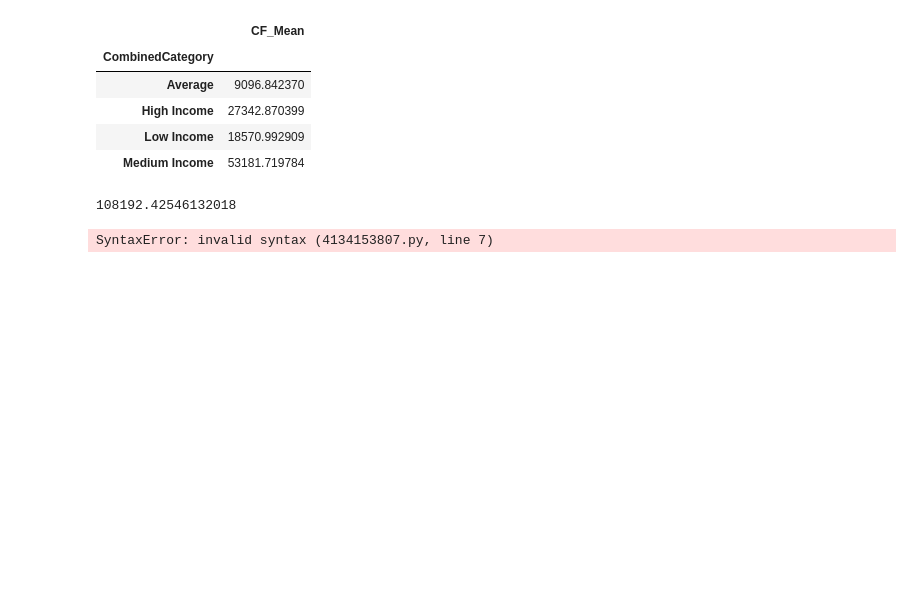
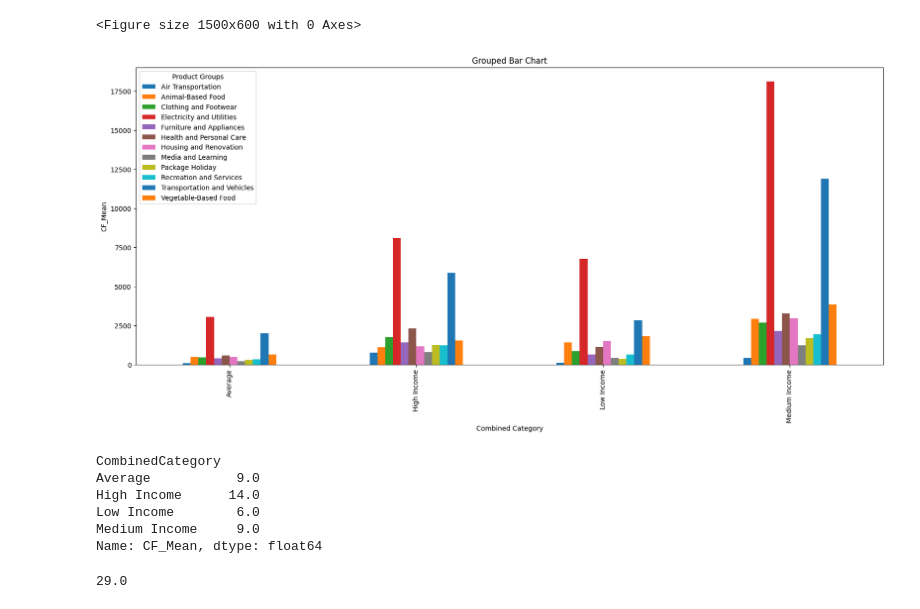
Before and after one commit to mayankrichu/PAMSeminar, a Jupyter notebook: Seminar-Carbon-Neutrality.ipynb, the cells around one changed output. Saved outputs shown, nothing was run; the diff lists cells and outputs as text; code cells hidden in the pictures; blank space fills up the shorter version.

```diff
--- a/Seminar-Carbon-Neutrality.ipynb
+++ b/Seminar-Carbon-Neutrality.ipynb
@@ -111,36 +113,40 @@ mean_values_frame = mean_values.to_frame()
+# %%
+import matplotlib.pyplot as plt
+
+plt.figure(figsize=(15, 6))
+cross_tab = pd.crosstab(data['CombinedCategory'],data['Product Groups'], values=data['CF_Mean'], aggfunc='sum')
+
+fig, ax = plt.subplots(figsize=(20, 8))
+cross_tab.plot.bar(ax=ax)
+
+# Adding labels and title
+ax.set_xlabel('Combined Category')
+ax.set_ylabel('CF_Mean')
+ax.set_title('Grouped Bar Chart')
+
+# Display the chart
+plt.show()
+# %% [output]
+<Figure size 1500x600 with 0 Axes>
+[figure, added]
 # %%
 #get the total Co2 emission
-total_co2_emission_by_category = data.groupby('CombinedCategory')['CF_Mean'].sum().to_frame()
+mean_values = data.groupby(['CombinedCategory','Product Groups'])['CF_Mean'].mean()
+
+#convert the categorized value to dict
+mean_values = mean_values.to_frame()
+total_co2_emission_by_category = mean_values.groupby('CombinedCategory')['CF_Mean'].sum()
+total_co2_emission_by_category = round(total_co2_emission_by_category/1000)
 total_co2_emission_by_category
 # %% [output]
-|  | CF_Mean |
-| CombinedCategory |  |
-| Average | 9096.842370 |
-| High Income | 27342.870399 |
-| Low Income | 18570.992909 |
-| Medium Income | 53181.719784 |
+CombinedCategory
+Average           9.0
+High Income      14.0
+Low Income        6.0
+Medium Income     9.0
+Name: CF_Mean, dtype: float64
-# %%
-total_co2_emission_All = total_co2_emission_by_category['CF_Mean'].sum()
-total_co2_emission_All
-# %% [output]
-108192.42546132018
-# %%
-low_income_household_number = 11680000
-medium_income_household_number =  24320000
-high_income_household_number = 4000000
-
-#co2 emission based on household
-low_income_households_co2_emission = {"individual_co2_emission_by_category": {
-    ["animal_based_products" : 10, "vegetable_based_products" : , "Clothing and Footwear": , "Housing and Renovation":, "Electricity and Utilities":, "Furniture and Appliances":,  "Health and Personal Care":, "Transportation and Vehicles":,  "Air Transportation":, "Media and Learning":, "Recreation and Services":, "Package Holiday:"]}}
-
-
-low_income_households = 9.1
-
-medium_income_households = 10
-
-
-high_income_households = 14.8
-
-#percentage of c02 emission
-# %% [output]
-SyntaxError: invalid syntax (4134153807.py, line 7)
+# %%
+total_co2_emission_All = total_co2_emission_by_category['High Income'] +total_co2_emission_by_category['Low Income'] + total_co2_emission_by_category['Medium Income']
+total_co2_emission_All
+# %% [output]
+29.0
```
Also changed, not shown: parts of 32 cells of this notebook, 1 other file.
